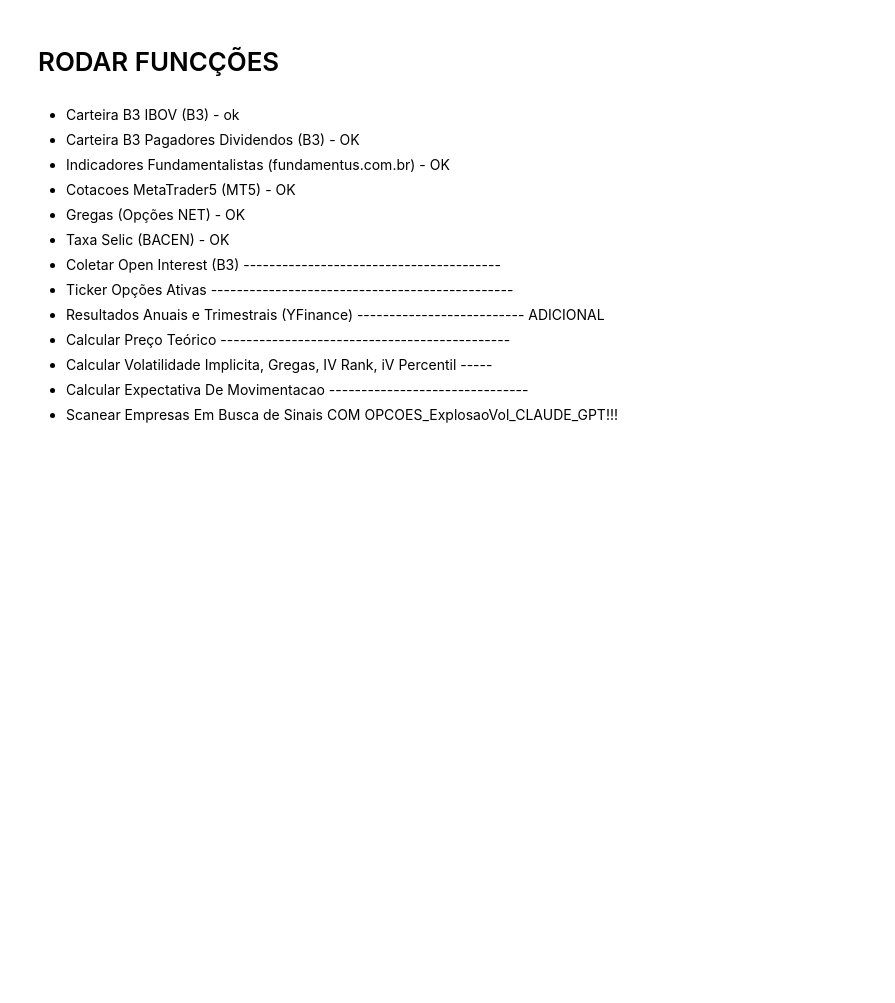
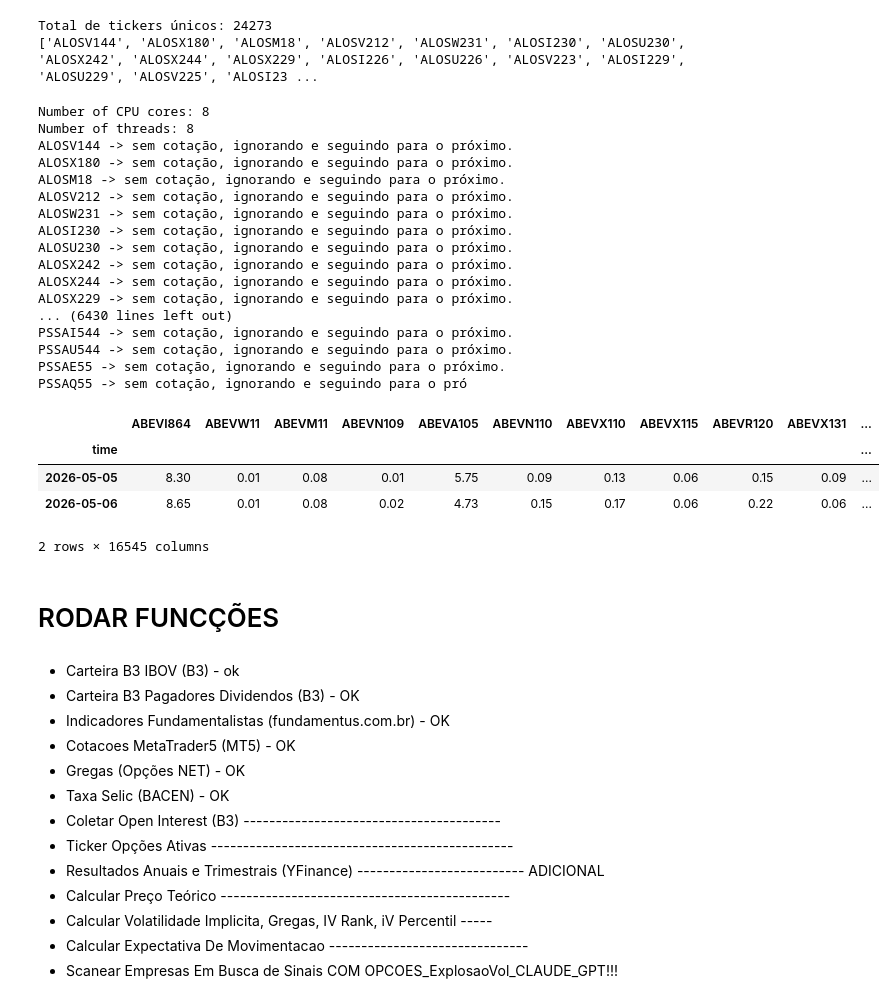
Before and after one commit to diogoraucci/dashboard_opcoes_streamlit, a Jupyter notebook: raspar_OPCOES_NET.ipynb, the cells around one changed output. Drawn from its saved outputs; the diff is of its cells as text; code cells hidden in the pictures; blank space fills up the shorter version.

Commit message:
Atualização de arquivo

```diff
--- a/raspar_OPCOES_NET.ipynb
+++ b/raspar_OPCOES_NET.ipynb
@@ -198,3 +56,70 @@ tx_selic
+# %%
+#from raspar_OPCOES_NET2 import *
+from raspar_OPCOES_NET import *
+# Todos os TICKERS de todas as ABAS
+import pandas as pd
+
+arquivo = "df_opcoes.xlsx"
+
+# Abre o arquivo
+xls = pd.ExcelFile(arquivo)
+
+# Lista para armazenar os tickers
+tickers_opcoes = []
+
+# Percorre todas as abas
+for aba in xls.sheet_names:
+    df = pd.read_excel(
+        arquivo,
+        sheet_name=aba,
+        index_col=0
+    )
+
+    # Adiciona os índices
+    tickers_opcoes.extend(df.index.tolist())
+
+# Remove duplicados e valores vazios
+tickers_opcoes = list(dict.fromkeys(
+    ticker for ticker in tickers_opcoes
+    if pd.notna(ticker) and str(ticker).strip() != ""
+))
+
+print(f"Total de tickers únicos: {len(tickers_opcoes)}")
+print(tickers_opcoes)
+# %% [output]
+Total de tickers únicos: 24273
+['ALOSV144', 'ALOSX180', 'ALOSM18', 'ALOSV212', 'ALOSW231', 'ALOSI230', 'ALOSU230', 'ALOSX242', 'ALOSX244', 'ALOSX229', 'ALOSI226', 'ALOSU226', 'ALOSV223', 'ALOSI229', 'ALOSU229', 'ALOSV225', 'ALOSI23 ...
+# %%
+# Coletar Cotacoes MT5
+tf = mt5.TIMEFRAME_D1
+periodos = 2
+login_b3 = [52356592,"XPMT5-DEMO","qFYs5ui@"]
+NaN_Maximo = 0.5
+df_cotacoes = cotacoes_mt5_list(tickers_opcoes, tf, periodos, login_b3[0], login_b3[1], login_b3[2], NaN_Maximo)
+df_cotacoes
+# %% [output]
+Number of CPU cores: 8
+Number of threads: 8
+ALOSV144 -> sem cotação, ignorando e seguindo para o próximo.
+ALOSX180 -> sem cotação, ignorando e seguindo para o próximo.
+ALOSM18 -> sem cotação, ignorando e seguindo para o próximo.
+ALOSV212 -> sem cotação, ignorando e seguindo para o próximo.
+ALOSW231 -> sem cotação, ignorando e seguindo para o próximo.
+ALOSI230 -> sem cotação, ignorando e seguindo para o próximo.
+ALOSU230 -> sem cotação, ignorando e seguindo para o próximo.
+ALOSX242 -> sem cotação, ignorando e seguindo para o próximo.
+ALOSX244 -> sem cotação, ignorando e seguindo para o próximo.
+ALOSX229 -> sem cotação, ignorando e seguindo para o próximo.
+... (6430 lines left out)
+PSSAI544 -> sem cotação, ignorando e seguindo para o próximo.
+PSSAU544 -> sem cotação, ignorando e seguindo para o próximo.
+PSSAE55 -> sem cotação, ignorando e seguindo para o próximo.
+PSSAQ55 -> sem cotação, ignorando e seguindo para o pró
+|  | ABEVI864 | ABEVW11 | ABEVM11 | ABEVN109 | ABEVA105 | ABEVN110 | ABEVX110 | ABEVX115 | ABEVR120 | ABEVX131 | ... |
+| time |  |  |  |  |  |  |  |  |  |  | ... |
+| 2026-05-05 | 8.30 | 0.01 | 0.08 | 0.01 | 5.75 | 0.09 | 0.13 | 0.06 | 0.15 | 0.09 | ... |
+| 2026-05-06 | 8.65 | 0.01 | 0.08 | 0.02 | 4.73 | 0.15 | 0.17 | 0.06 | 0.22 | 0.06 | ... |
+2 rows × 16545 columns
 # %%
 df_fundamentos = fundamentos()
 df_IBOV, df_IBSD, df_IDIV = carteiras_b3()
```
Also changed, not shown: parts of 6 cells of this notebook.
